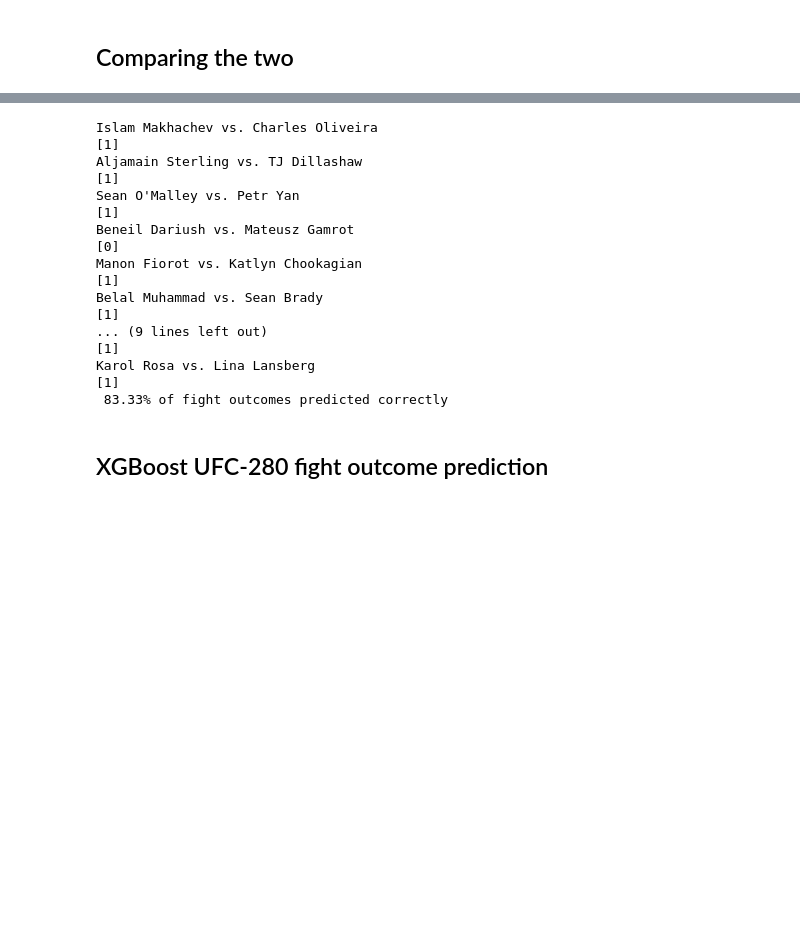
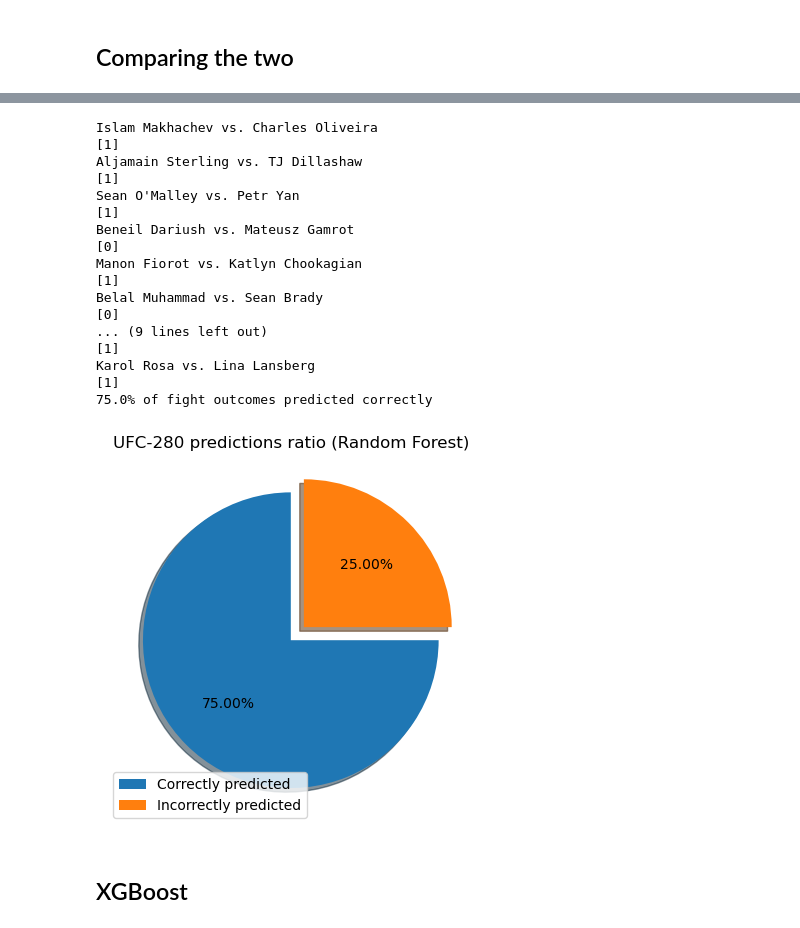
Before and after one commit to isaevrom/UFC-model, a Jupyter notebook: src/modeling/prediction.ipynb, the cells around one changed output, grey strips where cells are left out. Drawn from its saved outputs; the diff is of its cells as text; code cells hidden in the pictures; blank space fills up the shorter version.

```diff
--- a/src/modeling/prediction.ipynb
+++ b/src/modeling/prediction.ipynb
@@ -363,20 +471,22 @@ def get_winner(clf, red_name, blue_name):
     red  = data[data.Red_Name.str.startswith(red_name)].head(1)[red_cols].drop(columns=['Red_Name', 'Red_STANCE'])
     if red.shape[0] == 0:
         red  = data[data.Blue_Name.str.startswith(red_name)].head(1)[blue_cols].drop(columns=['Blue_Name', 'Blue_STANCE'])
-        red = red.rename(columns={i: 'Red_' + i[5:] for i in X_D.columns if i.startswith('Blue_') })
+        red = red.rename(columns={i: 'Red_' + i[5:] for i in X_D_scaled.columns if i.startswith('Blue_') })
 
     blue = data[data.Blue_Name.str.startswith(blue_name)].head(1)[blue_cols].drop(columns=['Blue_Name', 'Blue_STANCE'])
     if blue.shape[0] == 0:
         blue  = data[data.Red_Name.str.startswith(blue_name)].head(1)[red_cols].drop(columns=['Red_Name', 'Red_STANCE'])
-        blue = blue.rename(columns={i: 'Blue_' + i[4:] for i in X_D.columns if i.startswith('Red_') })
+        blue = blue.rename(columns={i: 'Blue_' + i[4:] for i in X_D_scaled.columns if i.startswith('Red_') })
 
     red = red.reset_index(drop=True)
     blue = blue.reset_index(drop=True)
 
     fight = pd.concat([red, blue], axis=1, sort=True)
     fight = fight.reindex(sorted(fight.columns), axis=1)
-    print(clf.predict(fight))
-    return clf.predict(fight)
+    print(clf.predict(pd.DataFrame(scaler_mm.transform(fight),
+                                   columns=X_D_scaled.columns)))
+    return clf.predict(pd.DataFrame(scaler_mm.transform(fight),
+                                   columns=X_D_scaled.columns))
 # %%
 def event_prediction(clf, event):
     list_pred = []
@@ -395,7 +505,9 @@ def event_prediction(clf, event):
     for i in range(len(real_outcomes)):
         if list_pred[i] == real_outcomes[i]:
             correct += 1
-    print(f'{correct/float(number_of_fights) * 100: .2f}% of fight outcomes predicted correctly')
+    ratio = correct/float(number_of_fights) * 100
+    print(f'{ratio}% of fight outcomes predicted correctly')
+    return ratio
 # %%
 ufc280 = [
     ['Islam Makhachev', 'Charles Oliveira'],
@@ -411,4 +523,21 @@ ufc280 = [
     ['Muhammad Mokaev', 'Malcolm Gordon'],
     ['Karol Rosa', 'Lina Lansberg']
 ]
+# %%
+def plot_pie(ratio, clf_name):
+    correct = ratio
+    incorrect = 100 - ratio
+    sizes = [correct, incorrect]
+
+    explode = (0, 0.125)  # only "explode" the 2nd slice (i.e. 'Hogs')
+
+    fig, ax = plt.subplots()
+    ax.pie(sizes,
+           explode=explode,
+           shadow=True,
+           startangle=90,
+           autopct='%1.2f%%')
+    plt.title(f'UFC-280 predictions ratio ({clf_name})')
+    plt.legend(['Correctly predicted', 'Incorrectly predicted'])
+    plt.show()
 # %% [markdown]
@@ -416,23 +545,25 @@ ufc280 = [
 # %%
-event_prediction(best_rfc, ufc280)
+rf_ratio = event_prediction(best_rfc, ufc280)
+plot_pie(rf_ratio, clf_name='Random Forest')
 # %% [output]
 Islam Makhachev vs. Charles Oliveira
 [1]
 Aljamain Sterling vs. TJ Dillashaw
 [1]
 Sean O'Malley vs. Petr Yan
 [1]
 Beneil Dariush vs. Mateusz Gamrot
 [0]
 Manon Fiorot vs. Katlyn Chookagian
 [1]
 Belal Muhammad vs. Sean Brady
-[1]
+[0]
 ... (9 lines left out)
 [1]
 Karol Rosa vs. Lina Lansberg
 [1]
- 83.33% of fight outcomes predicted correctly
+75.0% of fight outcomes predicted correctly
+[figure, added]
 # %% [markdown]
-## XGBoost UFC-280 fight outcome prediction
+## XGBoost
 # %%
```
Also changed, not shown: parts of 29 cells of this notebook, 1 other file.
